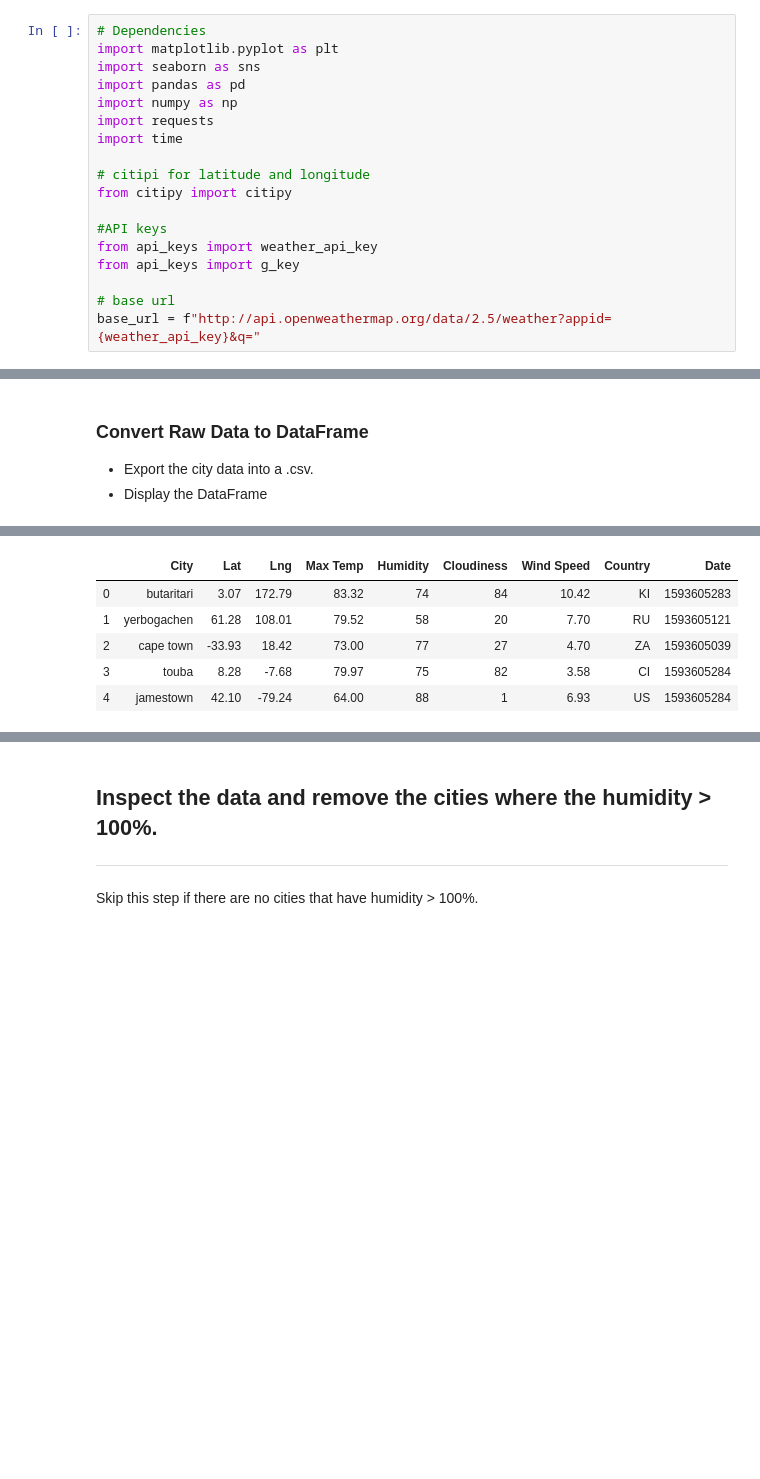
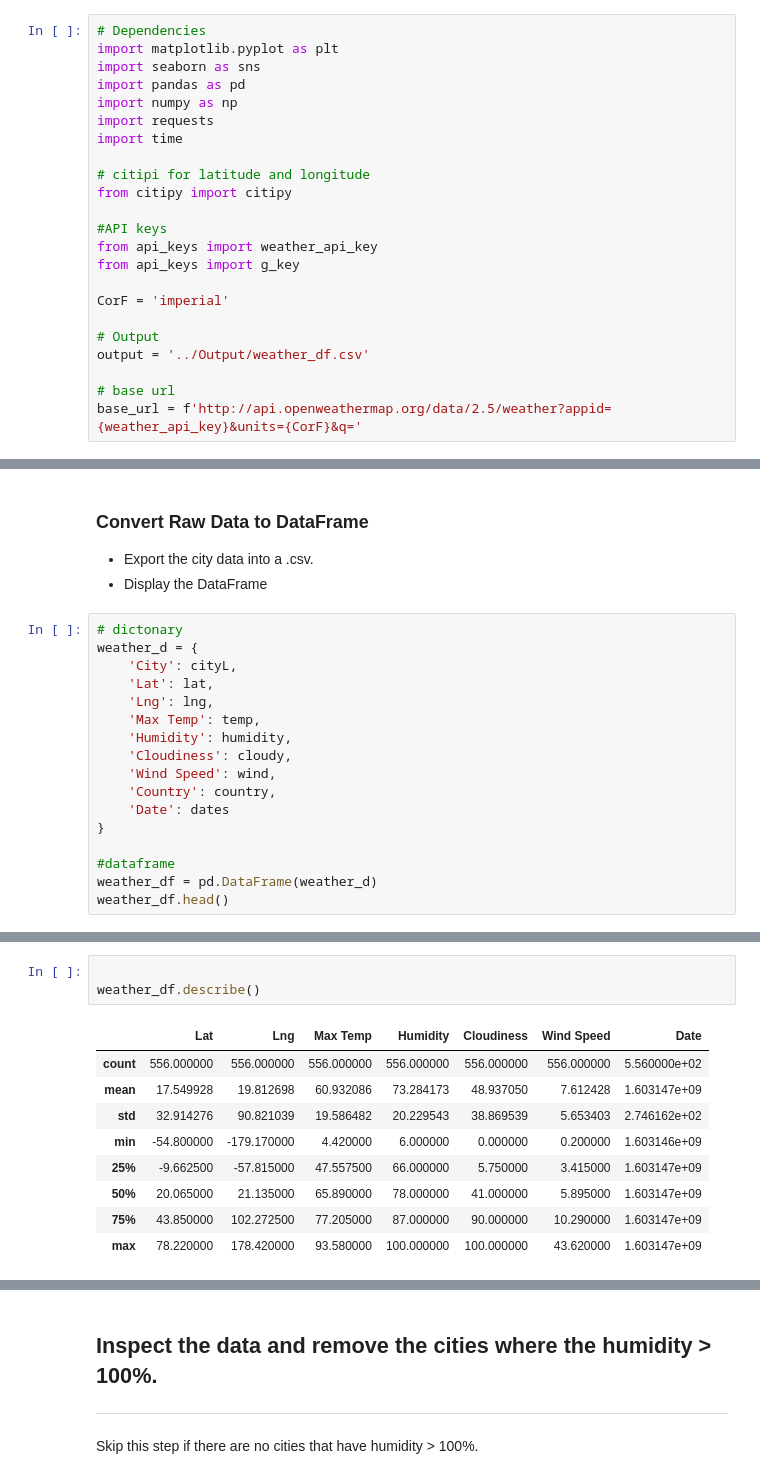
Before and after one commit to benwbarr/Python-API, a Jupyter notebook: WeatherPy/WeatherPy.ipynb, the cells around one changed output, grey strips where cells are left out. Saved outputs shown, nothing was run; the diff lists cells and outputs as text; blank space fills up the shorter version.

Commit message:
Changes to WeatherPy

```diff
--- a/WeatherPy/WeatherPy.ipynb
+++ b/WeatherPy/WeatherPy.ipynb
@@ -20,8 +20,13 @@ from citipy import citipy
 from api_keys import weather_api_key
 from api_keys import g_key
 
+CorF = 'imperial'
+
+# Output
+output = '../Output/weather_df.csv'
+
 # base url
-base_url = f"http://api.openweathermap.org/data/2.5/weather?appid={weather_api_key}&q="
+base_url = f'http://api.openweathermap.org/data/2.5/weather?appid={weather_api_key}&units={CorF}&q='
 # %% [markdown]
 ## Generate Cities List
 # %%
@@ -73,3 +120,20 @@ Data Retrieval Complete
 ### Convert Raw Data to DataFrame
 * Export the city data into a .csv.
 * Display the DataFrame
+# %%
+# dictonary
+weather_d = {
+    'City': cityL,
+    'Lat': lat,
+    'Lng': lng,
+    'Max Temp': temp,
+    'Humidity': humidity,
+    'Cloudiness': cloudy,
+    'Wind Speed': wind,
+    'Country': country,
+    'Date': dates
+}
+
+#dataframe
+weather_df = pd.DataFrame(weather_d)
+weather_df.head()
@@ -76,8 +147,13 @@ Data Retrieval Complete
 # %%
+
+weather_df.describe()
 # %% [output]
-|  | City | Lat | Lng | Max Temp | Humidity | Cloudiness | Wind Speed | Country | Date |
-| 0 | butaritari | 3.07 | 172.79 | 83.32 | 74 | 84 | 10.42 | KI | 1593605283 |
-| 1 | yerbogachen | 61.28 | 108.01 | 79.52 | 58 | 20 | 7.70 | RU | 1593605121 |
-| 2 | cape town | -33.93 | 18.42 | 73.00 | 77 | 27 | 4.70 | ZA | 1593605039 |
-| 3 | touba | 8.28 | -7.68 | 79.97 | 75 | 82 | 3.58 | CI | 1593605284 |
-| 4 | jamestown | 42.10 | -79.24 | 64.00 | 88 | 1 | 6.93 | US | 1593605284 |
+|  | Lat | Lng | Max Temp | Humidity | Cloudiness | Wind Speed | Date |
+| count | 556.000000 | 556.000000 | 556.000000 | 556.000000 | 556.000000 | 556.000000 | 5.560000e+02 |
+| mean | 17.549928 | 19.812698 | 60.932086 | 73.284173 | 48.937050 | 7.612428 | 1.603147e+09 |
+| std | 32.914276 | 90.821039 | 19.586482 | 20.229543 | 38.869539 | 5.653403 | 2.746162e+02 |
+| min | -54.800000 | -179.170000 | 4.420000 | 6.000000 | 0.000000 | 0.200000 | 1.603146e+09 |
+| 25% | -9.662500 | -57.815000 | 47.557500 | 66.000000 | 5.750000 | 3.415000 | 1.603147e+09 |
+| 50% | 20.065000 | 21.135000 | 65.890000 | 78.000000 | 41.000000 | 5.895000 | 1.603147e+09 |
+| 75% | 43.850000 | 102.272500 | 77.205000 | 87.000000 | 90.000000 | 10.290000 | 1.603147e+09 |
+| max | 78.220000 | 178.420000 | 93.580000 | 100.000000 | 100.000000 | 43.620000 | 1.603147e+09 |
```
Also changed, not shown: parts of 18 cells of this notebook.
